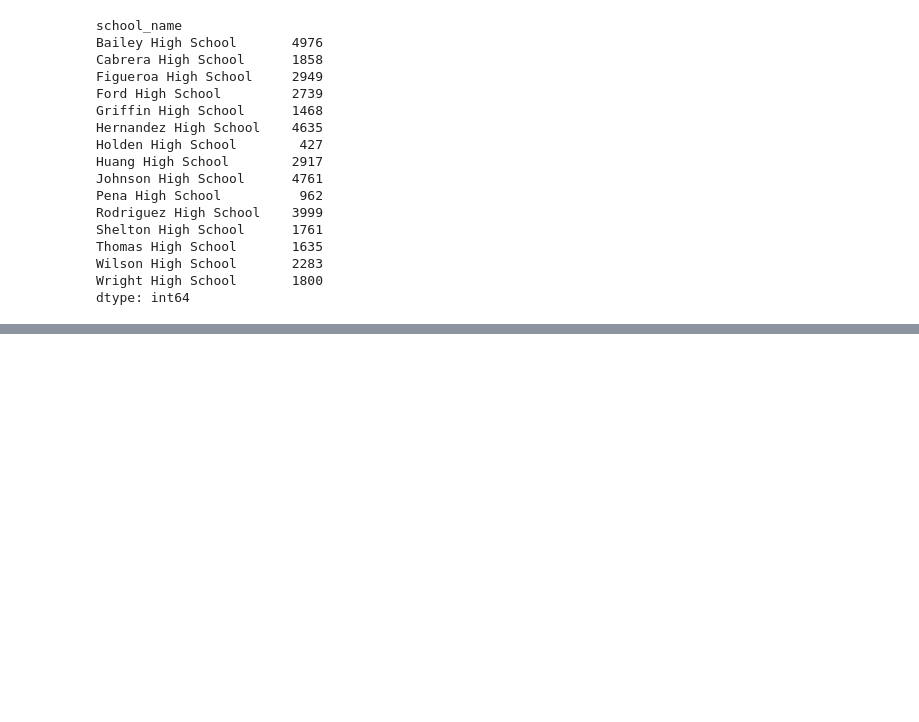
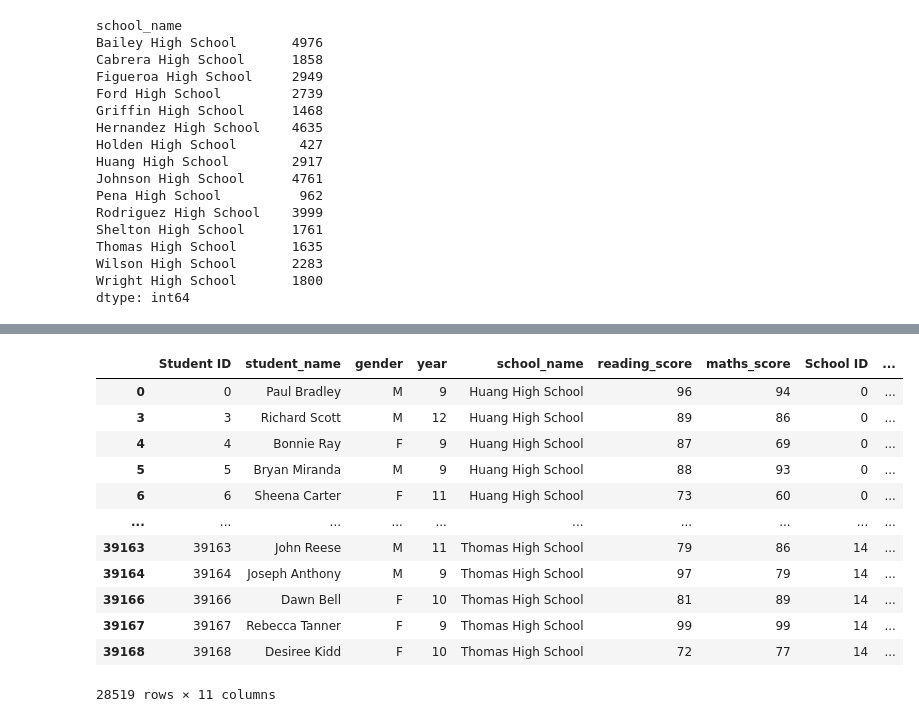
Before and after one commit to Rock2638/pandas-challenge, a Jupyter notebook: PyCitySchools/pandaschallenge.ipynb, the cells around one changed output, grey strips where cells are left out. Saved outputs shown, nothing was run; the diff lists cells and outputs as text; code cells hidden in the pictures; blank space fills up the shorter version.

```diff
--- a/PyCitySchools/pandaschallenge.ipynb
+++ b/PyCitySchools/pandaschallenge.ipynb
@@ -201,0 +280,18 @@ dtype: float64
+# %%
+# Get the students who passed both reading and maths in a separate DataFrame from school_data_complete.
+passing_maths_and_reading = school_data_complete.loc[(school_data_complete["reading_score"]>=50) & (school_data_complete["maths_score"]>=50), :]
+passing_maths_and_reading
+# %% [output]
+|  | Student ID | student_name | gender | year | school_name | reading_score | maths_score | School ID | ... |
+| 0 | 0 | Paul Bradley | M | 9 | Huang High School | 96 | 94 | 0 | ... |
+| 3 | 3 | Richard Scott | M | 12 | Huang High School | 89 | 86 | 0 | ... |
+| 4 | 4 | Bonnie Ray | F | 9 | Huang High School | 87 | 69 | 0 | ... |
+| 5 | 5 | Bryan Miranda | M | 9 | Huang High School | 88 | 93 | 0 | ... |
+| 6 | 6 | Sheena Carter | F | 11 | Huang High School | 73 | 60 | 0 | ... |
+| ... | ... | ... | ... | ... | ... | ... | ... | ... | ... |
+| 39163 | 39163 | John Reese | M | 11 | Thomas High School | 79 | 86 | 14 | ... |
+| 39164 | 39164 | Joseph Anthony | M | 9 | Thomas High School | 97 | 79 | 14 | ... |
+| 39166 | 39166 | Dawn Bell | F | 10 | Thomas High School | 81 | 89 | 14 | ... |
+| 39167 | 39167 | Rebecca Tanner | F | 9 | Thomas High School | 99 | 99 | 14 | ... |
+| 39168 | 39168 | Desiree Kidd | F | 10 | Thomas High School | 72 | 77 | 14 | ... |
+28519 rows × 11 columns
```
Also changed, not shown: parts of 10 cells of this notebook.
